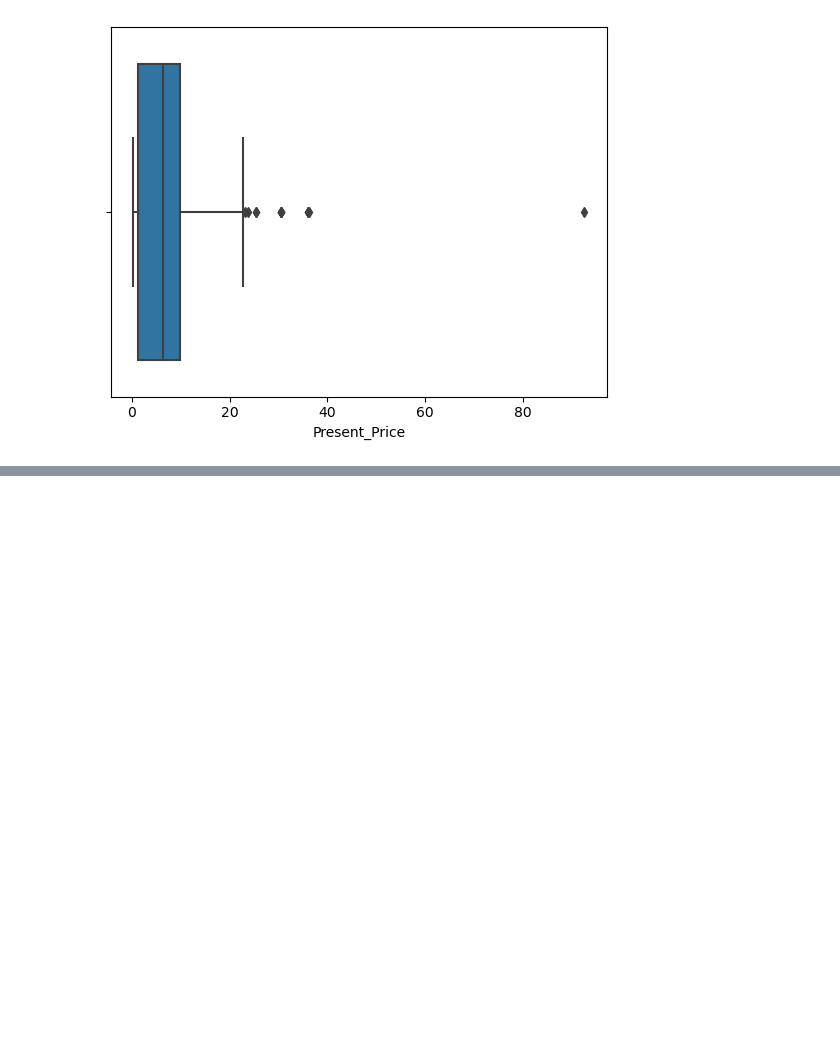
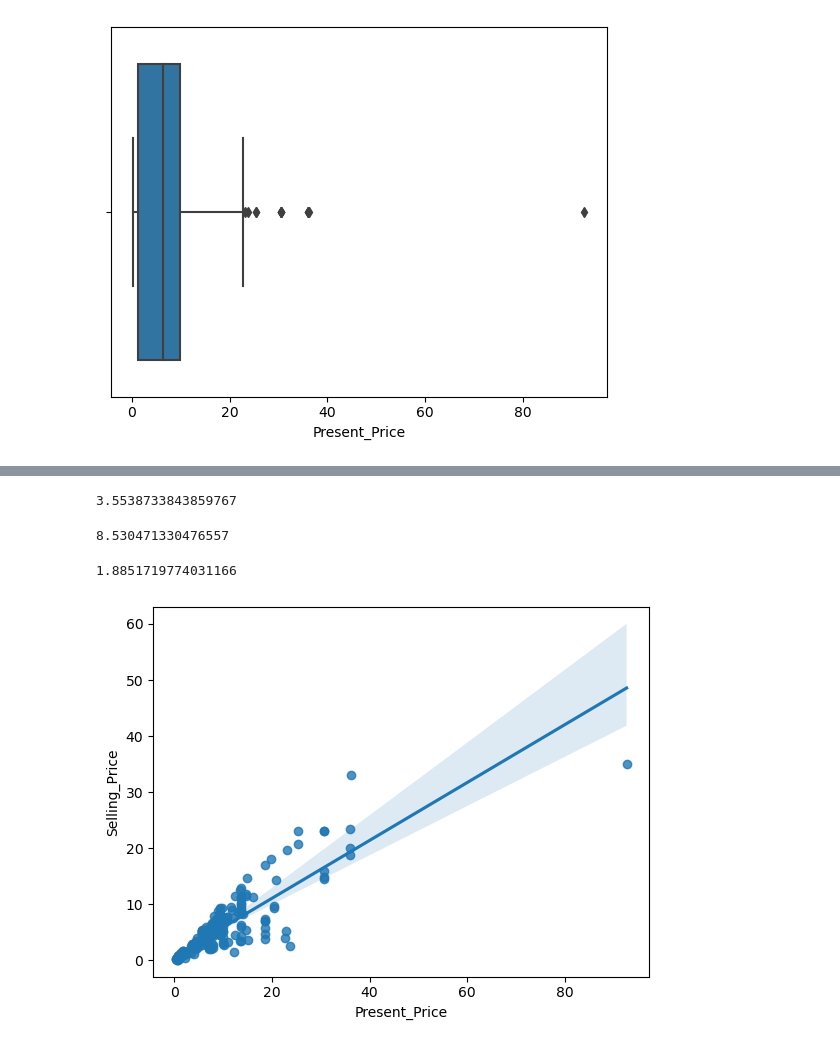
Before and after one commit to chandanverma07/ML-BA, a Jupyter notebook: Linear Regression 1.ipynb, the cells around one changed output, grey strips where cells are left out. Cells and saved outputs as stored; diff of their text form; code cells hidden in the pictures; blank space fills up the shorter version.

```diff
--- a/Linear Regression 1.ipynb
+++ b/Linear Regression 1.ipynb
@@ -176,0 +271,8 @@ plt.show()
+# %%
+Error.mean()
+# %% [output]
+3.5538733843859767
+# %%
+Error.std()
+# %% [output]
+8.530471330476557
@@ -176,0 +281,9 @@ plt.show()
+# %%
+error
+# %% [output]
+1.8851719774031166
+# %%
+sb.regplot(x="Present_Price",y="Selling_Price",data=mydata2)
+plt.show()
+# %% [output]
+[figure, added]
```
Also changed, not shown: parts of 33 cells of this notebook.
